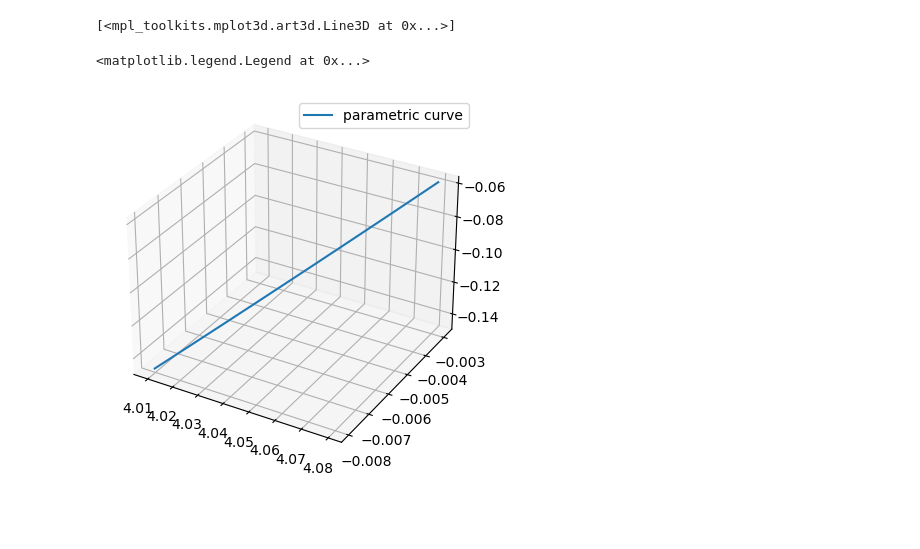
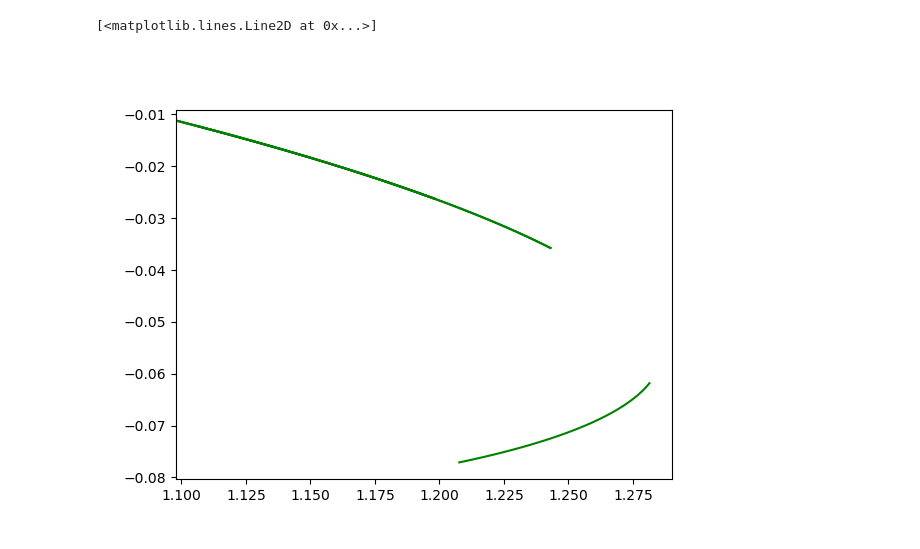
Before and after one commit to KiwiRobbie/bartholomuegh, a Jupyter notebook: notebooks/kerr_integration.ipynb, the cells around one changed output. Saved outputs shown, nothing was run; the diff lists cells and outputs as text; code cells hidden in the pictures; blank space fills up the shorter version.

```diff
--- a/notebooks/kerr_integration.ipynb
+++ b/notebooks/kerr_integration.ipynb
@@ -4,7 +4,7 @@ from sympy.parsing.sympy_parser import parse_expr as expr
 from IPython.core.interactiveshell import InteractiveShell
 InteractiveShell.ast_node_interactivity = 'all'
 # %%
-rho = expr("sqrt(r**2 + a**2*cos(theta))")
+rho = expr("sqrt(r**2 + a**2*cos(theta)**2)")
 Delta = expr("r**2 -2*r+a**2")
 Sigma = expr("sqrt((r**2+a**2)**2 -a**2*Delta*sin(theta)**2)")
 alpha = expr("rho*sqrt(Delta)/Sigma")
@@ -330,14 +332,15 @@ ray.euler_step(1)
 # %%
-# data = (
-#     [],[],[]
-# )
+data = (
+    [],[],[]
+)
 
-# for i in range(10):
-#     ray.euler_step(0.01)
-#     _r=ray.r
-#     _theta=ray.theta
-#     _phi=ray.phi
-#     data[0].append((sp.sqrt(_r**2+ray.a**2)*sp.sin(_theta)*sp.cos(_phi)).evalf())
-#     data[1].append((sp.sqrt(_r**2+ray.a**2)*sp.sin(_theta)*sp.sin(_phi)).evalf())
-#     data[2].append((_r*sp.cos(_theta)).evalf())
+for i in range(25):
+    print(i)
+    ray.euler_step(0.1)
+    _r=ray.r
+    _theta=ray.theta
+    _phi=ray.phi
+    data[0].append(0.01*(sp.sqrt(_r**2+ray.a**2)*sp.sin(_theta)*sp.cos(_phi)).evalf())
+    data[1].append(0.01*(sp.sqrt(_r**2+ray.a**2)*sp.sin(_theta)*sp.sin(_phi)).evalf())
+    data[2].append(0.01*(_r*sp.cos(_theta)).evalf())
 # %% [output]
@@ -369,19 +368,17 @@ Error:
 # %%
-import numpy as np
+%matplotlib widget
+ # importing required libraries
+from mpl_toolkits.mplot3d import Axes3D
 import matplotlib.pyplot as plt
-
-
-ax = plt.figure().add_subplot(projection='3d')
 
 x = data[0]
 y = data[1]
 z = data[2]
 
-ax.plot(x, y, z, label='parametric curve')
-ax.legend()
 
+# creating the plot
+plt.plot(x, y, color='green')
 plt.show()
 # %% [output]
-[<mpl_toolkits.mplot3d.art3d.Line3D at 0x...>]
+[<matplotlib.lines.Line2D at 0x...>]
-<matplotlib.legend.Legend at 0x...>
-[figure, old version]
+[figure, new version]
```
Also changed, not shown: parts of 8 cells of this notebook, 6 other files.
